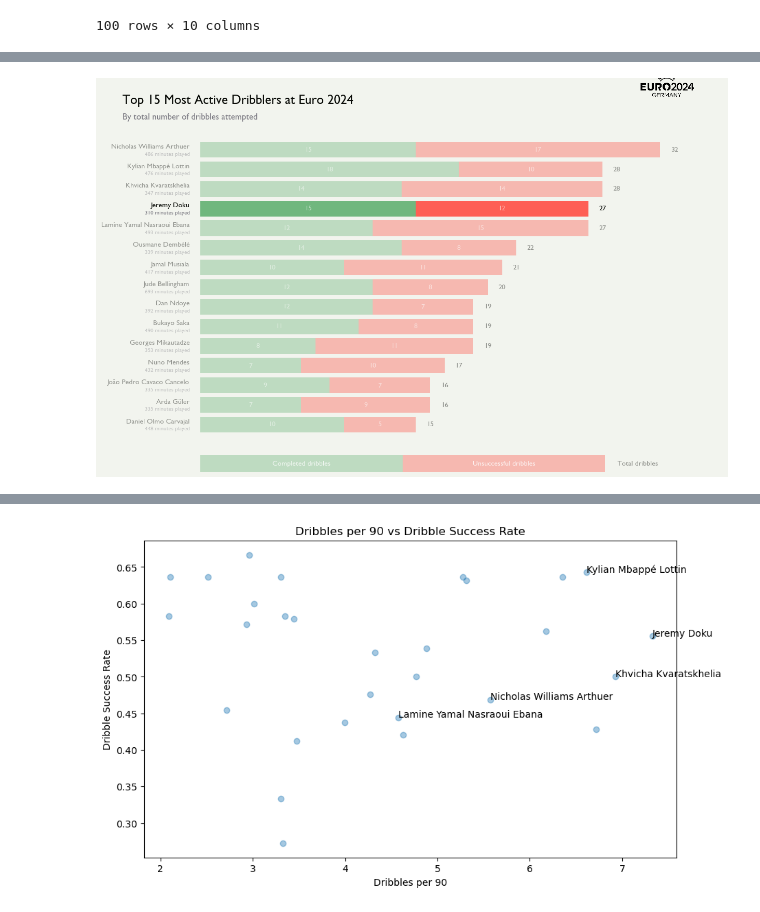
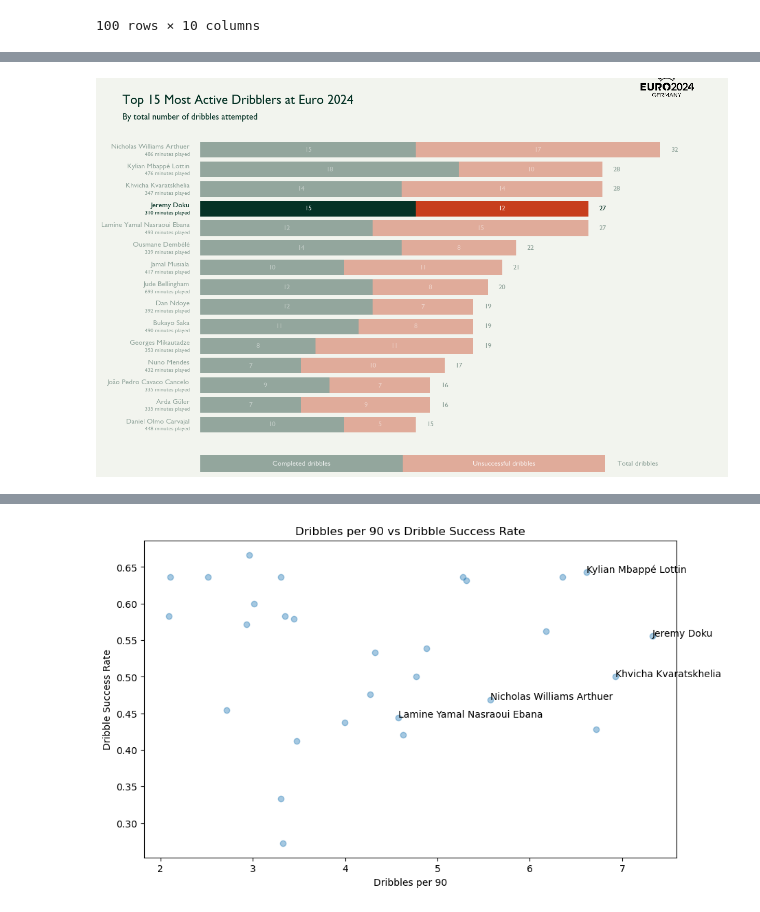
Before and after one commit to MarijnSt/soccermatics-project-1, a Jupyter notebook: per_90.ipynb, the cells around one changed output, grey strips where cells are left out. Saved outputs shown, nothing was run; the diff lists cells and outputs as text; code cells hidden in the pictures.

```diff
--- a/per_90.ipynb
+++ b/per_90.ipynb
@@ -369,10 +372,10 @@ df_top_dribblers_total = df_top_dribblers_total.reset_index(drop=True)
 
 # Variables
 background_color = "#f2f4ee"
-black_color = "#0a0c08"
-grey_color = "#7D7C84"
-green_color = "#70B77E"
-red_color = "#fe5f55"
+dark_color = "#053225"
+green_color = "#053225"
+red_color = "#C73E1D"
+bar_color = "#C73E1D"
 
 # Init plot
 fig, ax = plt.subplots(figsize=(12, 8))
@@ -380,20 +383,17 @@ fig.set_facecolor(background_color)
 ax.set_facecolor(background_color)
 plt.rcParams['font.family'] = 'Gill Sans'
 plt.rcParams.update({
-    'text.color': black_color,
-    'axes.labelcolor': grey_color,
-    'axes.edgecolor': grey_color,
-    'xtick.color': grey_color,
-    'ytick.color': grey_color,
-    'grid.color': grey_color,
+    'text.color': dark_color,
+    'axes.labelcolor': dark_color,
+    'axes.edgecolor': dark_color,
+    'xtick.color': dark_color,
+    'ytick.color': dark_color,
+    'grid.color': dark_color,
 })
 
 # Set titles
 plt.suptitle('Top 15 Most Active Dribblers at Euro 2024', fontweight='bold', fontsize=18, ha='left', x=0, y=0.96)
-plt.text(0, 0.895, 'By total number of dribbles attempted', ha='left', va='bottom', transform=plt.gcf().transFigure, fontsize=12, color=grey_color)
-
-# Add custom legend using rectangles
-from matplotlib.patches import Rectangle
+plt.text(0, 0.895, 'By total number of dribbles attempted', ha='left', va='bottom', transform=plt.gcf().transFigure, fontsize=12, color=dark_color)
 
 # Define legend dimensions and position
 legend_width = 0.65
@@ -460,21 +460,27 @@ for i, row in df_top_dribblers_total.iterrows():
             ha='right',
             va='top',
             fontsize=8,
-            color=grey_color,
+            color=dark_color,
             alpha=alpha)
 
 # Add annotations for complete and incomplete dribbles
 for i, v in enumerate(df_top_dribblers_total['complete_dribbles']):
+    # Check if player is Doku
+    player = df_top_dribblers_total.iloc[i]['player_name']
+    alpha = 0.8 if player == 'Jeremy Doku' else 0.4
     ax.text(v/2, i, str(v),
             color='white',
-            alpha=0.5,
+            alpha=alpha,
             va='center',
             ha='center',
             fontweight='bold')
 for i, v in enumerate(df_top_dribblers_total['incomplete_dribbles']):
+    # Check if player is Doku
+    player = df_top_dribblers_total.iloc[i]['player_name']
+    alpha = 0.8 if player == 'Jeremy Doku' else 0.4
     ax.text(v/2 + df_top_dribblers_total['complete_dribbles'].iloc[i], i, str(v),
             color='white',
-            alpha=0.5,
+            alpha=alpha,
             va='center',
             ha='center',
             fontweight='bold')
@@ -482,37 +488,34 @@ for i, v in enumerate(df_top_dribblers_total['incomplete_dribbles']):
 # Remove labels and ticks
 ax.set_yticklabels([])
 ax.set_yticks([])
 ax.set_xticks([])
 
 # Remove all spines
 ax.spines['top'].set_visible(False)
 ax.spines['right'].set_visible(False)
 ax.spines['left'].set_visible(False)
 ax.spines['bottom'].set_visible(False)
-
-from matplotlib.offsetbox import OffsetImage, AnnotationBbox
-import matplotlib.image as mpimg
 
 # Add Euros 2024 logo
 logo = mpimg.imread('euro_2024_logo.png')
 imagebox = OffsetImage(logo, zoom=0.15)  # Adjust zoom factor as needed
 ab = AnnotationBbox(imagebox,
                     xy=(0.96, 0.98),      # Position in axes coordinates (x, y)
                     xycoords='figure fraction',
                     box_alignment=(1, 1),  # Alignment of box (1,1 is top right)
                     frameon=False)        # No frame around the image
 
 fig.add_artist(ab)
 
 # Adjust layout and margins
 plt.savefig('total_dribbles.png',
             bbox_inches='tight',
             pad_inches=0.5,  # Adjust this value to control the padding
             facecolor=background_color,
             dpi=300)
 plt.show()
 # %% [output]
-[figure, old version]
+[figure, new version]
 # %%
 # Plot stacked bars of complete and incomplete dribbles for players with most dribble attempts
 df_top_dribblers_per_90 = df_player_stats.sort_values('dribbles_per_90', ascending=True).tail(15)
```
Also changed, not shown: parts of 2 cells of this notebook, 2 other files.
